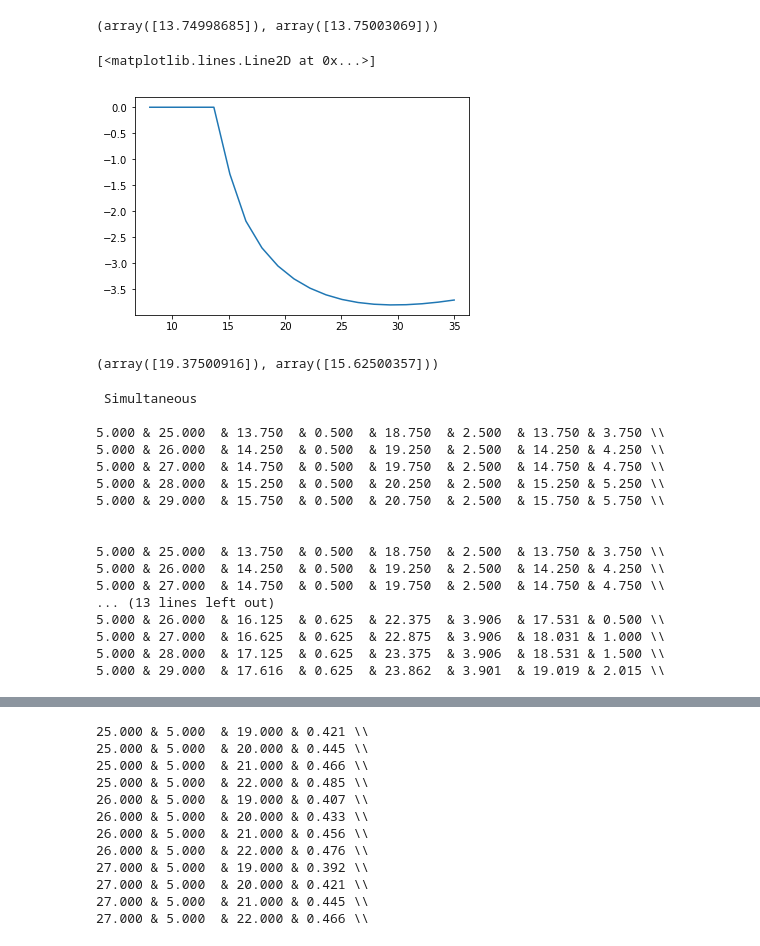
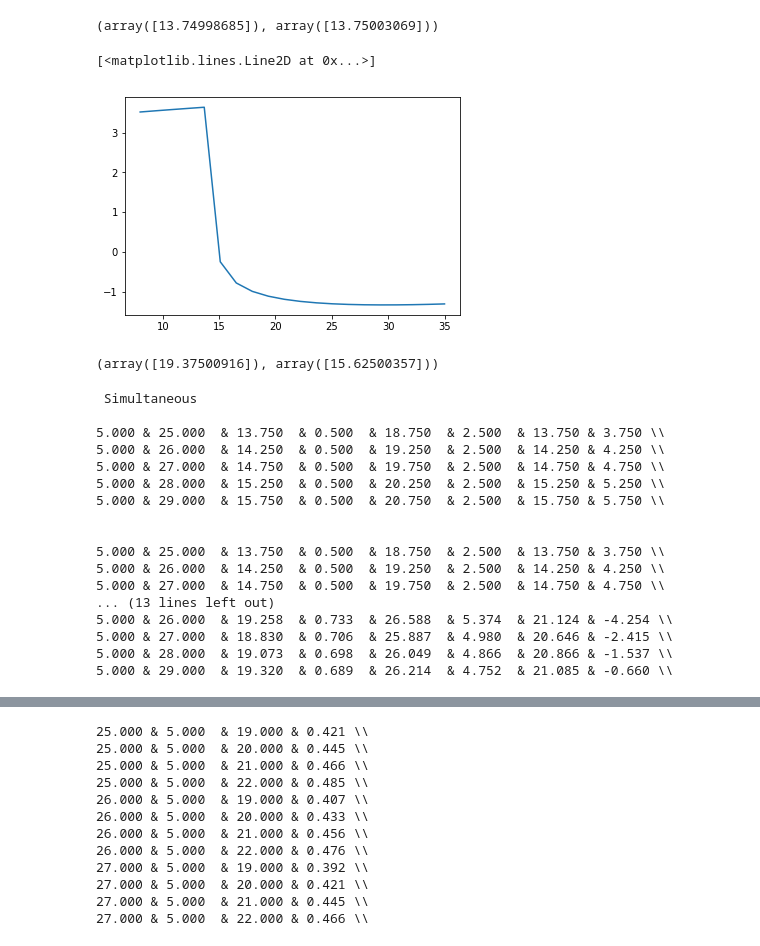
Before and after one commit to ericschulman/health_bargains, a Jupyter notebook: numerical.ipynb, the cells around one changed output, grey strips where cells are left out. Saved outputs shown, nothing was run; the diff lists cells and outputs as text; code cells hidden in the pictures.

```diff
--- a/numerical.ipynb
+++ b/numerical.ipynb
@@ -38,9 +38,9 @@ def outside_simlt(mu,cost,wtp):
     return
 
 #arbitrary outside option...
-def nash_in_nash(theta1, theta2, mu1, mu2, cost, wtp, outside):
+def nash_in_nash(theta1, theta2, mu1, mu2, cost, wtp, outside,beta=.5):
     hosp_profit, profits1, profits2 = calc_profits(theta1, theta2, mu1, mu2, cost,  wtp)
-    obj = -1*(max(hosp_profit-outside,0)*profits1)**.5
+    obj = -1*(np.log(max(hosp_profit-outside,1e-4))*(1-beta) + np.log(profits1)*beta)
     return obj
 
 
@@ -102,32 +102,32 @@ print(simult_bargain(11.25,11.25,1,1,COST,WTP))
 # %%
 def outside_seq(theta1,mu1,cost,wtp):
     """assume that we amp up list price high enough
     for a corner solution"""
     return mu1*theta1
 
 
-def bargain_helper_seq(theta1, mu1, mu2, cost, wtp):
+def bargain_helper_seq(theta1, mu1, mu2, cost, wtp,beta=.5):
     """ solve firm 1s optimization holding theta 2 fixed """
     outside = outside_simlt(mu2,cost,wtp)
-    result = minimize( nash_in_nash, 10., args=(theta1, mu2, mu1, cost, wtp, outside),
+    result = minimize( nash_in_nash, 10., args=(theta1, mu2, mu1, cost, wtp, outside,beta),
                       method='Nelder-Mead', options={'disp': False} )
     return result.x
 
 
-def seq_obj(theta1, mu1, mu2, cost, wtp):
+def seq_obj(theta1, mu1, mu2, cost, wtp,betas=[.5,.5]):
     """ theta1 is a guess for the first stage """
 
-    theta2 = bargain_helper_seq(theta1, mu2, mu1, cost, wtp)
+    theta2 = bargain_helper_seq(theta1, mu2, mu1, cost, wtp, betas[1])
     outside1 = outside_seq(theta2, mu2, cost, wtp)
 
-    return nash_in_nash(theta1, theta2, mu1, mu2, cost, wtp, outside1)
+    return nash_in_nash(theta1, theta2, mu1, mu2, cost, wtp, outside1,betas[0])
 
 
 COST = 5
 WTP = 25
 plt.plot([i for i in np.linspace(COST+3,WTP +10,num=20)],
          [seq_obj(i, 1, 1, 13.5 , WTP) for i in np.linspace(COST+3,WTP +10,num=20)])
 # %% [output]
 [<matplotlib.lines.Line2D at 0x...>]
-[figure, old version]
+[figure, new version]
 # %%
@@ -146,7 +146,7 @@ print(seq_bargain(17,1,1,5,25))
 # %% [output]
 (array([19.37500916]), array([15.62500357]))
 # %%
-def make_table(arg, steps, params):
+def make_table(arg, steps, params,betas=[.5,.5]):
     """the argument is
     args = 0 - mu1, 1- mu2, 2 -cost, 3 - wtp
     steps = min_arg, max_arg, no_step """
@@ -169,9 +169,9 @@ def make_table(arg, steps, params):
             mc1,mc2 = 25,25
 
             if eq_type == 'Simultaneous':
-                mc1,mc2 = simult_bargain(mc1, mc2, mu1, mu2, cost, wtp)
+                mc1,mc2 = simult_bargain(mc1, mc2, mu1, mu2, cost, wtp,betas=betas)
             else:
-                mc1,mc2 = seq_bargain(mc1, mu1, mu2, cost, wtp)
+                mc1,mc2 = seq_bargain(mc1, mu1, mu2, cost, wtp,betas=betas)
 
             s1 = calc_t(mc1,mc2,mu1, mu2, cost,wtp)
             s2 = calc_t(mc2,mc1,mu2, mu1, cost,wtp)
@@ -210,7 +210,7 @@ make_table(3, (25,29,5), (1,1,5,25))
 5.000 & 26.000  & 14.250  & 0.500  & 19.250  & 2.500  & 14.250 & 4.250 \\
 5.000 & 27.000  & 14.750  & 0.500  & 19.750  & 2.500  & 14.750 & 4.750 \\
 ... (13 lines left out)
-5.000 & 26.000  & 16.125  & 0.625  & 22.375  & 3.906  & 17.531 & 0.500 \\
-5.000 & 27.000  & 16.625  & 0.625  & 22.875  & 3.906  & 18.031 & 1.000 \\
-5.000 & 28.000  & 17.125  & 0.625  & 23.375  & 3.906  & 18.531 & 1.500 \\
-5.000 & 29.000  & 17.616  & 0.625  & 23.862  & 3.901  & 19.019 & 2.015 \\
+5.000 & 26.000  & 19.258  & 0.733  & 26.588  & 5.374  & 21.124 & -4.254 \\
+5.000 & 27.000  & 18.830  & 0.706  & 25.887  & 4.980  & 20.646 & -2.415 \\
+5.000 & 28.000  & 19.073  & 0.698  & 26.049  & 4.866  & 20.866 & -1.537 \\
+5.000 & 29.000  & 19.320  & 0.689  & 26.214  & 4.752  & 21.085 & -0.660 \\
```
Also changed, not shown: parts of 7 cells of this notebook, 5 other files.
